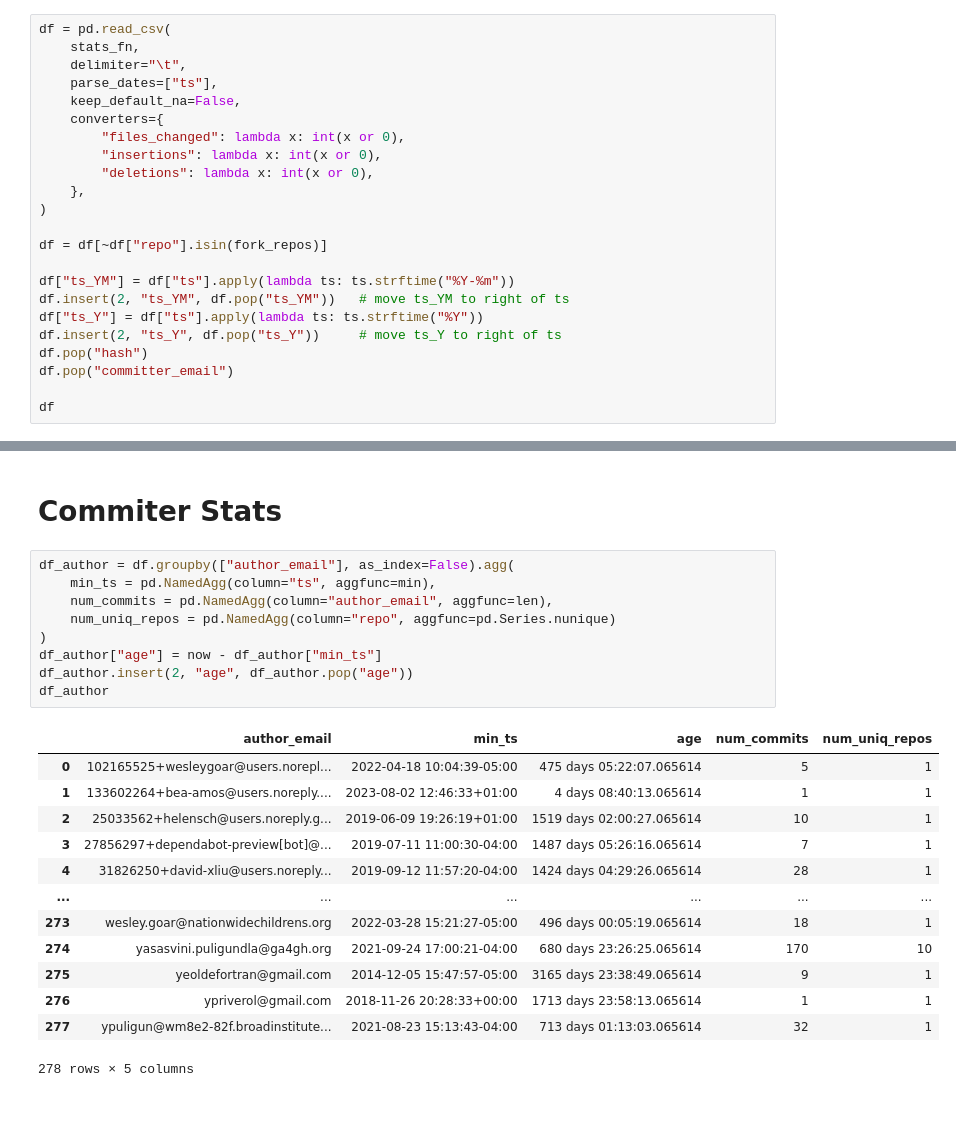
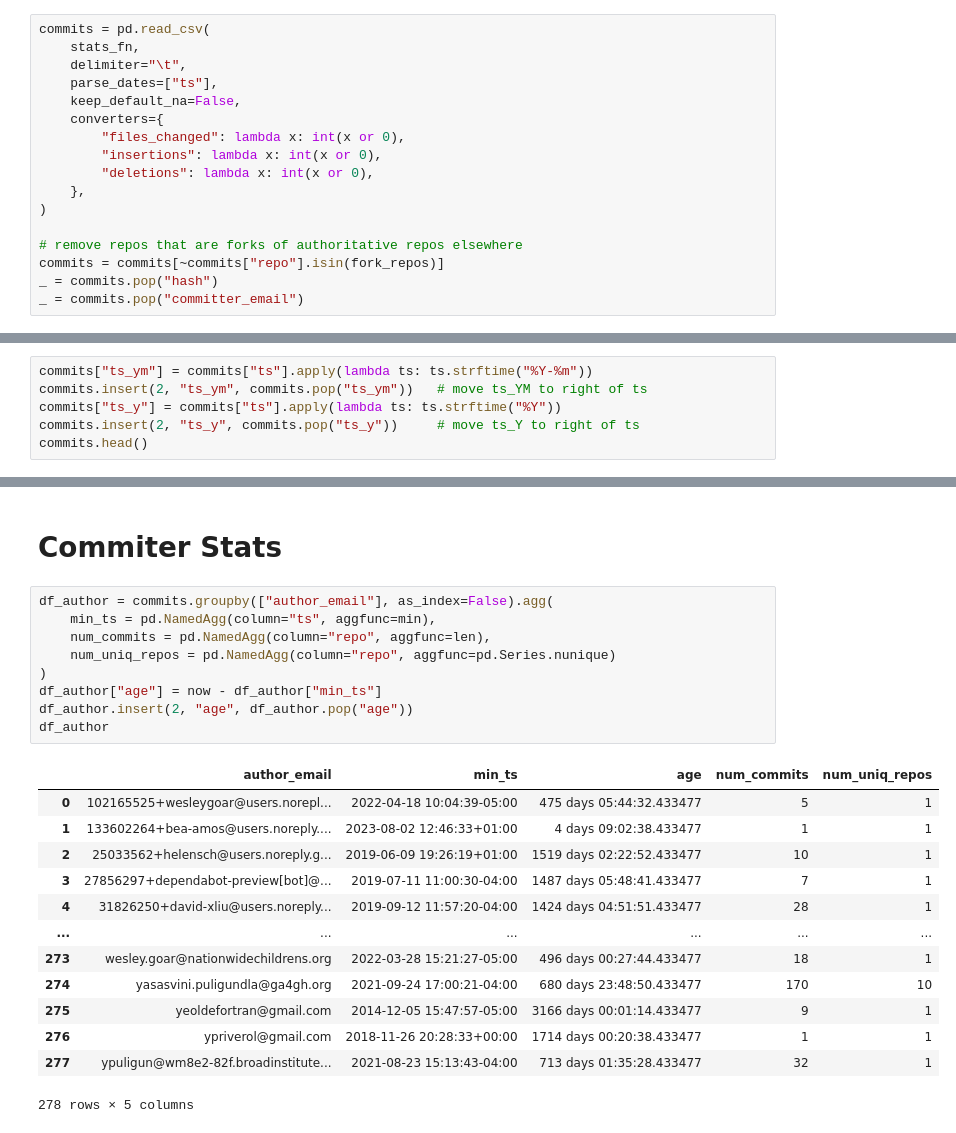
Before and after one commit to reece/ga4gh-github-stats, a Jupyter notebook: results/github-stats-summary.ipynb, the cells around one changed output, grey strips where cells are left out. Drawn from its saved outputs; the diff is of its cells as text.

```diff
--- a/results/github-stats-summary.ipynb
+++ b/results/github-stats-summary.ipynb
@@ -32,7 +33,7 @@ now = datetime.now(tz=pytz.UTC)
 
 fork_repos = set(open(forks_fn).read().split())
 # %%
-df = pd.read_csv(
+commits = pd.read_csv(
     stats_fn,
     delimiter="\t",
     parse_dates=["ts"],
@@ -44,13 +45,7 @@ df = pd.read_csv(
     },
 )
 
-df = df[~df["repo"].isin(fork_repos)]
-
-df["ts_YM"] = df["ts"].apply(lambda ts: ts.strftime("%Y-%m"))
-df.insert(2, "ts_YM", df.pop("ts_YM"))   # move ts_YM to right of ts
-df["ts_Y"] = df["ts"].apply(lambda ts: ts.strftime("%Y"))
-df.insert(2, "ts_Y", df.pop("ts_Y"))     # move ts_Y to right of ts
-df.pop("hash")
-df.pop("committer_email")
-
-df
+# remove repos that are forks of authoritative repos elsewhere
+commits = commits[~commits["repo"].isin(fork_repos)]
+_ = commits.pop("hash")
+_ = commits.pop("committer_email")
@@ -70,0 +52,6 @@ df
+# %%
+commits["ts_ym"] = commits["ts"].apply(lambda ts: ts.strftime("%Y-%m"))
+commits.insert(2, "ts_ym", commits.pop("ts_ym"))   # move ts_YM to right of ts
+commits["ts_y"] = commits["ts"].apply(lambda ts: ts.strftime("%Y"))
+commits.insert(2, "ts_y", commits.pop("ts_y"))     # move ts_Y to right of ts
+commits.head()
@@ -154,27 +213,27 @@ df_repo.sort_values(by="num_uniq_authors", ascending=False).head(20)
 # %% [markdown]
 # Commiter Stats
 # %%
-df_author = df.groupby(["author_email"], as_index=False).agg(
+df_author = commits.groupby(["author_email"], as_index=False).agg(
     min_ts = pd.NamedAgg(column="ts", aggfunc=min),
-    num_commits = pd.NamedAgg(column="author_email", aggfunc=len),
+    num_commits = pd.NamedAgg(column="repo", aggfunc=len),
     num_uniq_repos = pd.NamedAgg(column="repo", aggfunc=pd.Series.nunique)
 )
 df_author["age"] = now - df_author["min_ts"]
 df_author.insert(2, "age", df_author.pop("age"))
 df_author
 # %% [output]
 |  | author_email | min_ts | age | num_commits | num_uniq_repos |
-| 0 | 102165525+wesleygoar@users.norepl... | 2022-04-18 10:04:39-05:00 | 475 days 05:22:07.065614 | 5 | 1 |
-| 1 | 133602264+bea-amos@users.noreply.... | 2023-08-02 12:46:33+01:00 | 4 days 08:40:13.065614 | 1 | 1 |
-| 2 | 25033562+helensch@users.noreply.g... | 2019-06-09 19:26:19+01:00 | 1519 days 02:00:27.065614 | 10 | 1 |
-| 3 | 27856297+dependabot-preview[bot]@... | 2019-07-11 11:00:30-04:00 | 1487 days 05:26:16.065614 | 7 | 1 |
-| 4 | 31826250+david-xliu@users.noreply... | 2019-09-12 11:57:20-04:00 | 1424 days 04:29:26.065614 | 28 | 1 |
+| 0 | 102165525+wesleygoar@users.norepl... | 2022-04-18 10:04:39-05:00 | 475 days 05:44:32.433477 | 5 | 1 |
+| 1 | 133602264+bea-amos@users.noreply.... | 2023-08-02 12:46:33+01:00 | 4 days 09:02:38.433477 | 1 | 1 |
+| 2 | 25033562+helensch@users.noreply.g... | 2019-06-09 19:26:19+01:00 | 1519 days 02:22:52.433477 | 10 | 1 |
+| 3 | 27856297+dependabot-preview[bot]@... | 2019-07-11 11:00:30-04:00 | 1487 days 05:48:41.433477 | 7 | 1 |
+| 4 | 31826250+david-xliu@users.noreply... | 2019-09-12 11:57:20-04:00 | 1424 days 04:51:51.433477 | 28 | 1 |
 | ... | ... | ... | ... | ... | ... |
-| 273 | wesley.goar@nationwidechildrens.org | 2022-03-28 15:21:27-05:00 | 496 days 00:05:19.065614 | 18 | 1 |
-| 274 | yasasvini.puligundla@ga4gh.org | 2021-09-24 17:00:21-04:00 | 680 days 23:26:25.065614 | 170 | 10 |
-| 275 | yeoldefortran@gmail.com | 2014-12-05 15:47:57-05:00 | 3165 days 23:38:49.065614 | 9 | 1 |
-| 276 | ypriverol@gmail.com | 2018-11-26 20:28:33+00:00 | 1713 days 23:58:13.065614 | 1 | 1 |
-| 277 | ypuligun@wm8e2-82f.broadinstitute... | 2021-08-23 15:13:43-04:00 | 713 days 01:13:03.065614 | 32 | 1 |
+| 273 | wesley.goar@nationwidechildrens.org | 2022-03-28 15:21:27-05:00 | 496 days 00:27:44.433477 | 18 | 1 |
+| 274 | yasasvini.puligundla@ga4gh.org | 2021-09-24 17:00:21-04:00 | 680 days 23:48:50.433477 | 170 | 10 |
+| 275 | yeoldefortran@gmail.com | 2014-12-05 15:47:57-05:00 | 3166 days 00:01:14.433477 | 9 | 1 |
+| 276 | ypriverol@gmail.com | 2018-11-26 20:28:33+00:00 | 1714 days 00:20:38.433477 | 1 | 1 |
+| 277 | ypuligun@wm8e2-82f.broadinstitute... | 2021-08-23 15:13:43-04:00 | 713 days 01:35:28.433477 | 32 | 1 |
 278 rows × 5 columns
 # %%
 df_author.sort_values(by="num_commits", ascending=False).head(20)
```
Also changed, not shown: parts of 19 cells of this notebook.
